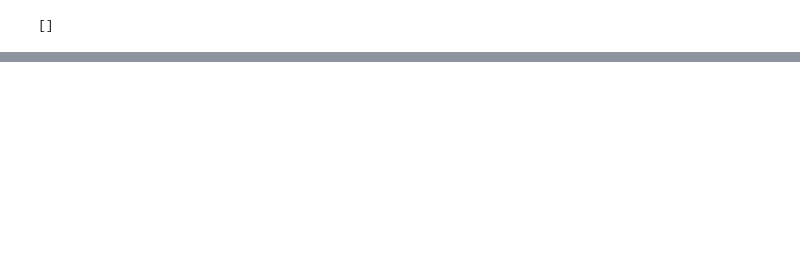
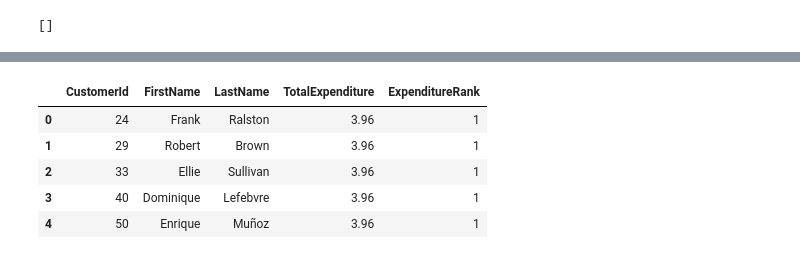
Before and after one commit to fairozkhan10/CS-639-Data_mgmt_practice-, a Jupyter notebook: p1/p1.ipynb, the cells around one changed output, grey strips where cells are left out. Saved outputs shown, nothing was run; the diff lists cells and outputs as text; code cells hidden in the pictures; blank space fills up the shorter version.

```diff
--- a/p1/p1.ipynb
+++ b/p1/p1.ipynb
@@ -394,0 +782,29 @@ missing
+# %%
+#q30
+sql = """
+SELECT
+  c.CustomerId,
+  c.FirstName,
+  c.LastName,
+  SUM(il.UnitPrice * il.Quantity) AS TotalExpenditure,
+  DENSE_RANK() OVER (ORDER BY SUM(il.UnitPrice * il.Quantity) DESC) AS ExpenditureRank
+FROM Customer c
+JOIN Invoice i ON i.CustomerId = c.CustomerId
+JOIN InvoiceLine il ON il.InvoiceId = i.InvoiceId
+JOIN Track t ON t.TrackId = il.TrackId
+JOIN Album al ON al.AlbumId = t.AlbumId
+JOIN Artist ar ON ar.ArtistId = al.ArtistId
+WHERE ar.Name = 'Queen'
+GROUP BY c.CustomerId, c.FirstName, c.LastName
+ORDER BY TotalExpenditure DESC, c.CustomerId ASC;
+"""
+q30_df = pd.read_sql(sql, conn)
+q30_df.to_pickle("q30.pkl")
+q30_df.head()
+# %% [output]
+|  | CustomerId | FirstName | LastName | TotalExpenditure | ExpenditureRank |
+| 0 | 24 | Frank | Ralston | 3.96 | 1 |
+| 1 | 29 | Robert | Brown | 3.96 | 1 |
+| 2 | 33 | Ellie | Sullivan | 3.96 | 1 |
+| 3 | 40 | Dominique | Lefebvre | 3.96 | 1 |
+| 4 | 50 | Enrique | Muñoz | 3.96 | 1 |
```
Also changed, not shown: parts of 24 cells of this notebook, 22 other files.
